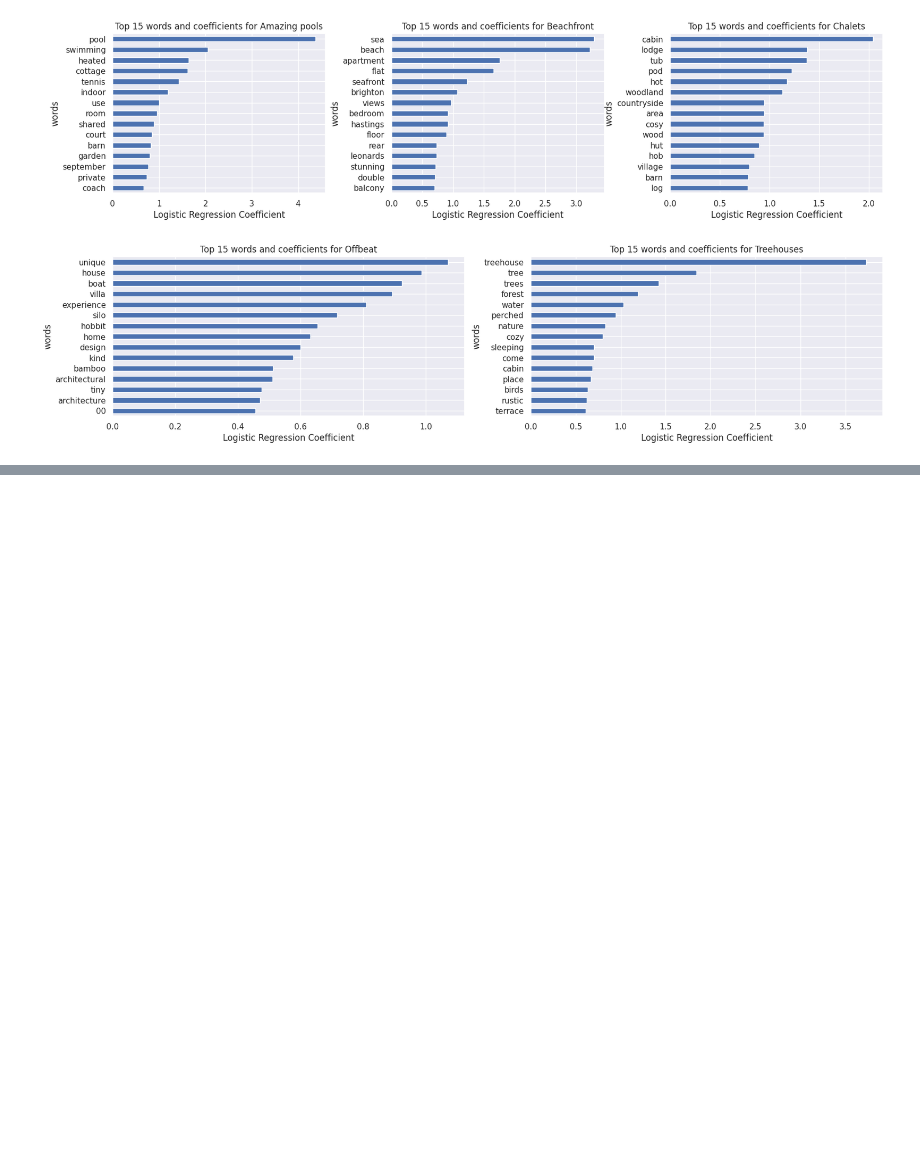
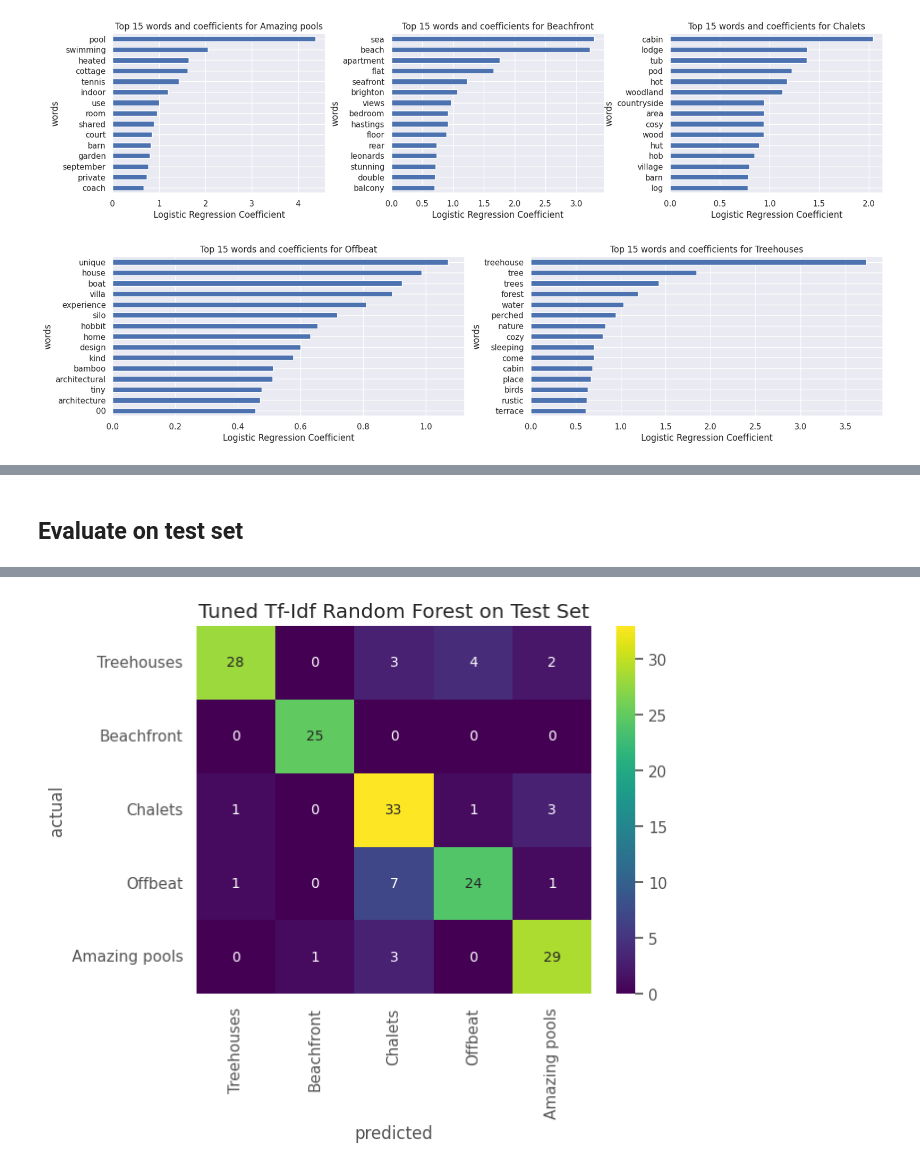
Before and after one commit to dan-bouchard/Airbnb-Property-Listing, a Jupyter notebook: classification_modelling_numerical_data.ipynb, the cells around one changed output, grey strips where cells are left out. Drawn from its saved outputs; the diff is of its cells as text; code cells hidden in the pictures; blank space fills up the shorter version.

```diff
--- a/classification_modelling_numerical_data.ipynb
+++ b/classification_modelling_numerical_data.ipynb
@@ -448,0 +592,22 @@ for i, label in enumerate(top_words_dict.keys()):
+# %% [markdown]
+## Evaluate on test set
+# %%
+text_clf_pipeline = Pipeline([('tfidf', TfidfVectorizer()),
+                                ('classifier', RandomForestClassifier())])
+text_clf_pipeline.set_params(**study.best_params)
+text_clf_pipeline.fit(X_text_train, y_train)
+y_preds_proba = text_clf_pipeline.predict_proba(X_text_test)
+y_preds = text_clf_pipeline.predict(X_text_test)
+
+print(f'Log Loss:\t{log_loss(y_test, y_preds_proba):.4f}')
+print(f'Accuracy:\t{accuracy_score(y_test, y_preds):.4f}')
+
+labels = y_test.unique()
+confusion_matrix_output = confusion_matrix(y_test, y_preds, labels=labels)
+fig, ax = plt.subplots()
+sns.heatmap(confusion_matrix_output, annot=True, cmap='viridis',
+            xticklabels=labels, yticklabels=labels, ax=ax)
+ax.set_xlabel('predicted')
+ax.set_ylabel('actual')
+ax.set_title('Tuned Tf-Idf Random Forest on Test Set');
+# %% [output]
@@ -448,0 +616 @@ for i, label in enumerate(top_words_dict.keys()):
+[figure, added]
```
Also changed, not shown: parts of 8 cells of this notebook.
